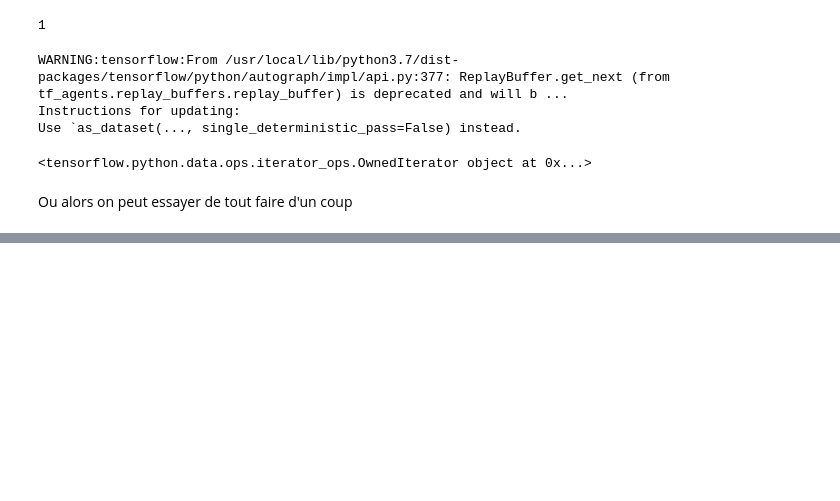
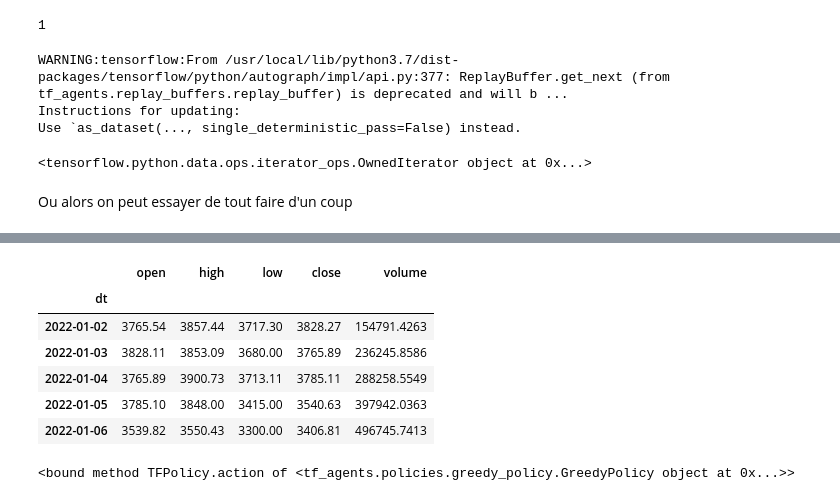
Before and after one commit to julesripoll/crypto-trading-bot, a Jupyter notebook: bot.ipynb, the cells around one changed output, grey strips where cells are left out. Drawn from its saved outputs; the diff is of its cells as text; code cells hidden in the pictures; blank space fills up the shorter version.

Commit message:
tentative de création de cellule de test

```diff
--- a/bot.ipynb
+++ b/bot.ipynb
@@ -372,0 +373,15 @@ plt.plot(losses)
+# %%
+#cellule d'import des données
+start='2022-01-02'
+end='2022-05-18'
+
+eth=pd.DataFrame(fq.get_crypto_data('ETH/USDT',start,end))
+eth.head()
+# %% [output]
+|  | open | high | low | close | volume |
+| dt |  |  |  |  |  |
+| 2022-01-02 | 3765.54 | 3857.44 | 3717.30 | 3828.27 | 154791.4263 |
+| 2022-01-03 | 3828.11 | 3853.09 | 3680.00 | 3765.89 | 236245.8586 |
+| 2022-01-04 | 3765.89 | 3900.73 | 3713.11 | 3785.11 | 288258.5549 |
+| 2022-01-05 | 3785.10 | 3848.00 | 3415.00 | 3540.63 | 397942.0363 |
+| 2022-01-06 | 3539.82 | 3550.43 | 3300.00 | 3406.81 | 496745.7413 |
@@ -372,0 +392,4 @@ plt.plot(losses)
+# %%
+print(agent.policy.action)
+# %% [output]
+<bound method TFPolicy.action of <tf_agents.policies.greedy_policy.GreedyPolicy object at 0x...>>
```
Also changed, not shown: parts of 8 cells of this notebook.
